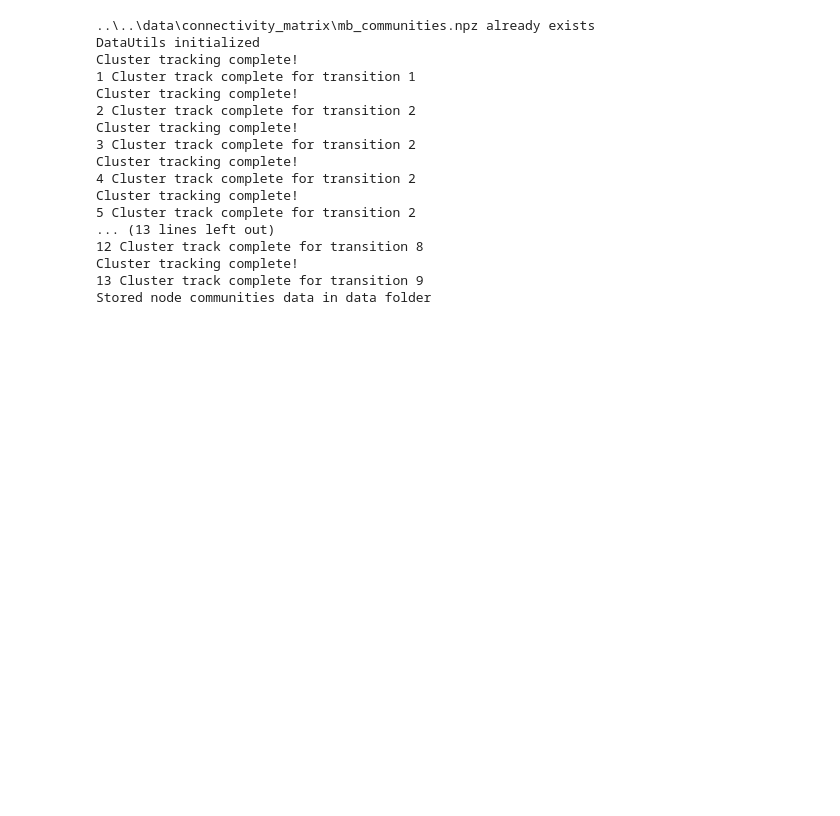
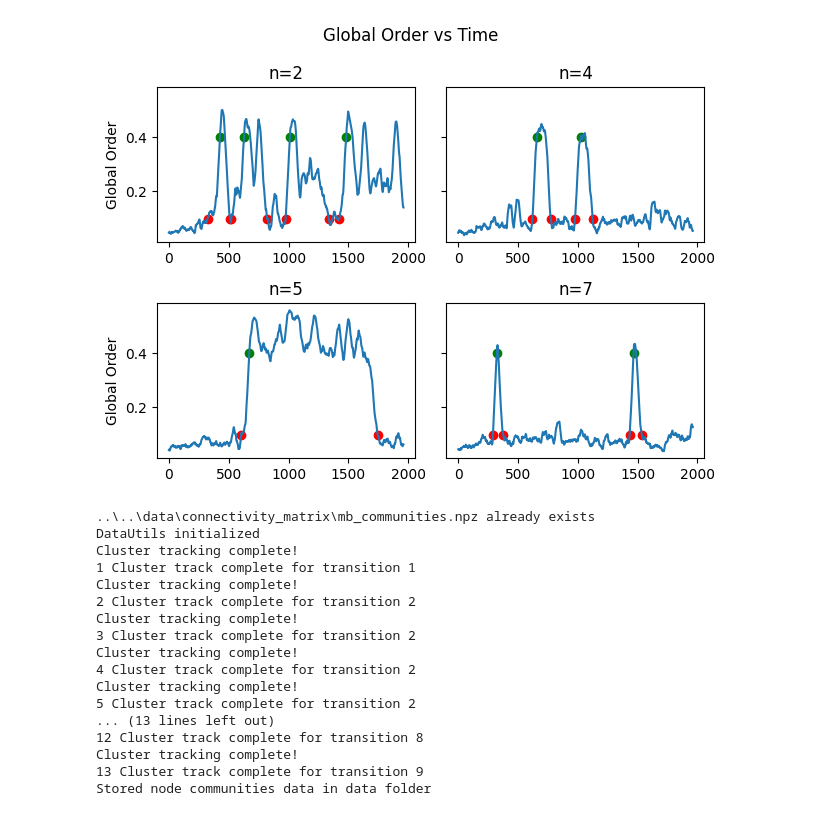
Before and after one commit to csndl-iitd/srg-tes-epilepsy-models, a Jupyter notebook: analysis/notebooks/Test Node Community Extraction.ipynb, the cells around one changed output. Saved outputs shown, nothing was run; the diff lists cells and outputs as text; code cells hidden in the pictures; blank space fills up the shorter version.

```diff
--- a/analysis/notebooks/Test Node Community Extraction.ipynb
+++ b/analysis/notebooks/Test Node Community Extraction.ipynb
@@ -26,3 +30,49 @@ Number of transition with more than one transition [2, 4, 5, 7]
+# %%
+# plot iteration 2,4,5 and 7
+fig,ax = plt.subplots(2,2,sharey=True)
+
+n=2
+df_smooth = analyse.smooth(df_itr[n])
+l = analyse.trans_state_time(analyse.smooth(df_itr[n]), 0.05)
+ax[0,0].plot(l["low_cros"], [0.1] * len(l["low_cros"]), "ro")
+ax[0,0].plot(l["up_cros"], [0.4] * len(l["up_cros"]), "go")
+time = analyse.get_time(df_itr[n], 0.05)
+ax[0,0].plot(time, df_smooth)
+ax[0,0].set_title('n=2')
+ax[0,0].set_ylabel('Global Order')
+
+n=4
+df_smooth = analyse.smooth(df_itr[n])
+l = analyse.trans_state_time(analyse.smooth(df_itr[n]), 0.05)
+ax[0,1].plot(l["low_cros"], [0.1] * len(l["low_cros"]), "ro")
+ax[0,1].plot(l["up_cros"], [0.4] * len(l["up_cros"]), "go")
+time = analyse.get_time(df_itr[n], 0.05)
+ax[0,1].plot(time, df_smooth)
+ax[0,1].set_title('n=4')
+
+n=5
+df_smooth = analyse.smooth(df_itr[n])
+l = analyse.trans_state_time(analyse.smooth(df_itr[n]), 0.05)
+ax[1,0].plot(l["low_cros"], [0.1] * len(l["low_cros"]), "ro")
+ax[1,0].plot(l["up_cros"], [0.4] * len(l["up_cros"]), "go")
+time = analyse.get_time(df_itr[n], 0.05)
+ax[1,0].plot(time, df_smooth)
+ax[1,0].set_title('n=5')
+ax[1,0].set_ylabel('Global Order')
+
+n=7
+df_smooth = analyse.smooth(df_itr[n])
+l = analyse.trans_state_time(analyse.smooth(df_itr[n]), 0.05)
+ax[1,1].plot(l["low_cros"], [0.1] * len(l["low_cros"]), "ro")
+ax[1,1].plot(l["up_cros"], [0.4] * len(l["up_cros"]), "go")
+time = analyse.get_time(df_itr[n], 0.05)
+ax[1,1].plot(time, df_smooth)
+ax[1,1].set_title('n=7')
+
+fig.suptitle('Global Order vs Time')
+fig.tight_layout()
+# %% [output]
+[figure, added]
 # %%
 reader.ext_node_community(df_loc, 0.5, "nc_test.bz2")
 # %% [output]
```
Also changed, not shown: parts of 11 cells of this notebook, 3 other files.
